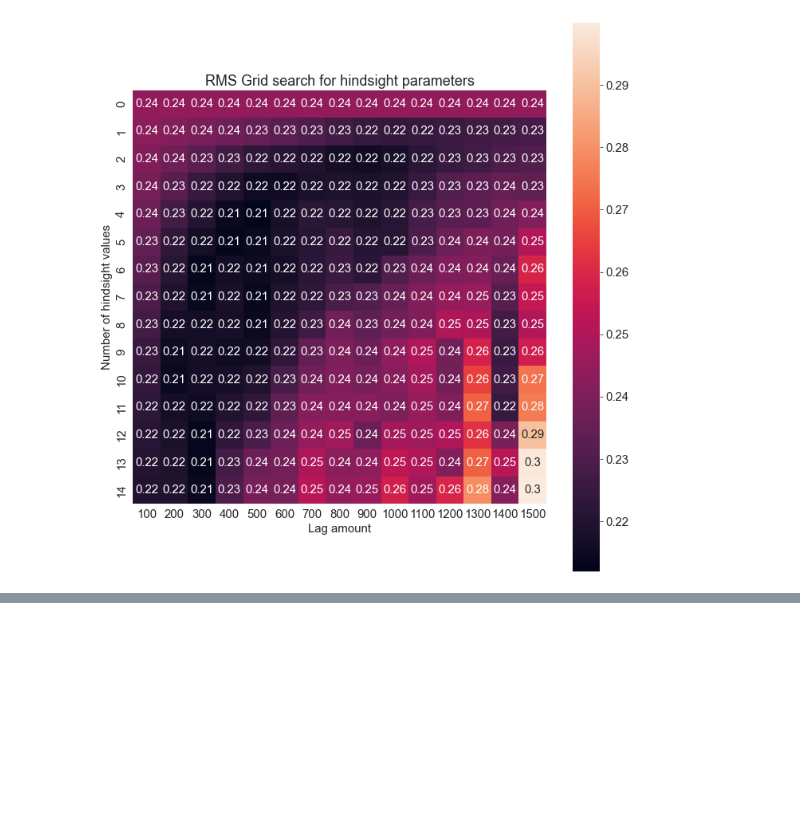
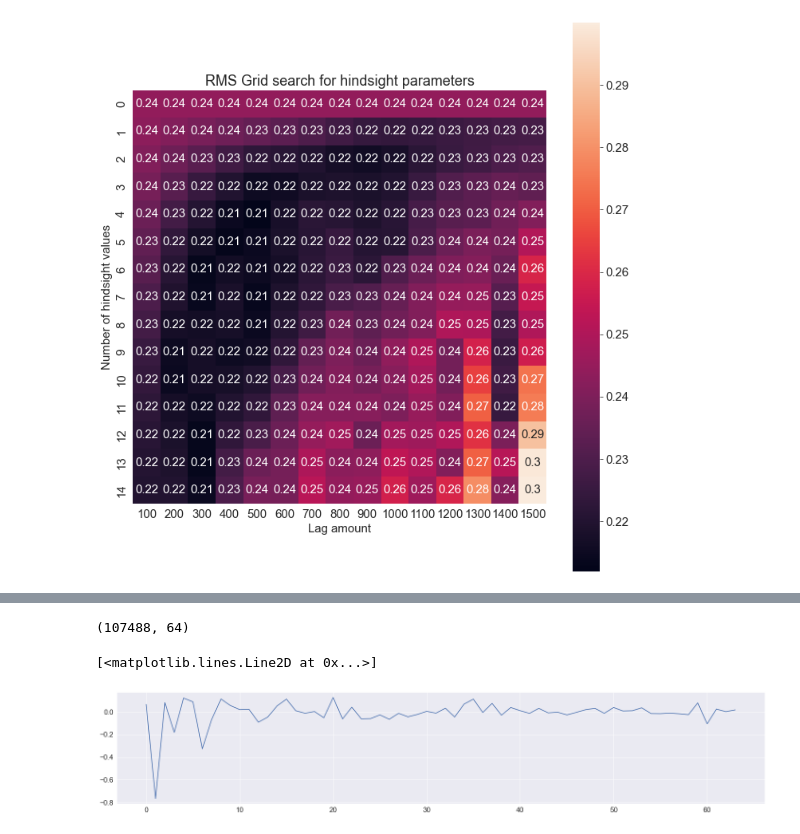
Before and after one commit to rnatarajan98/eCoG_Joystick_Analysis, a Jupyter notebook: GLM.ipynb, the cells around one changed output, grey strips where cells are left out. Drawn from its saved outputs; the diff is of its cells as text; code cells hidden in the pictures; blank space fills up the shorter version.

```diff
--- a/GLM.ipynb
+++ b/GLM.ipynb
@@ -454,0 +462,15 @@ plot_trajectories(truth, prediction, shadow=True)
+# %%
+h=0
+l=0
+regressor_train, regressand_train = construct_matrices(V_train, cx_train, cy_train, h, l)
+regressor_test, regressand_test = construct_matrices(V_test, cx_test, cy_test, h, l)
+
+print(regressor_train.shape)
+model = LR_fit(regressor_train, regressand_train)
+coeffs = model.coef_
+
+plt.plot(coeffs[0])
+# %% [output]
+(107488, 64)
+[<matplotlib.lines.Line2D at 0x...>]
+[figure, added]
```
Also changed, not shown: parts of 12 cells of this notebook.
